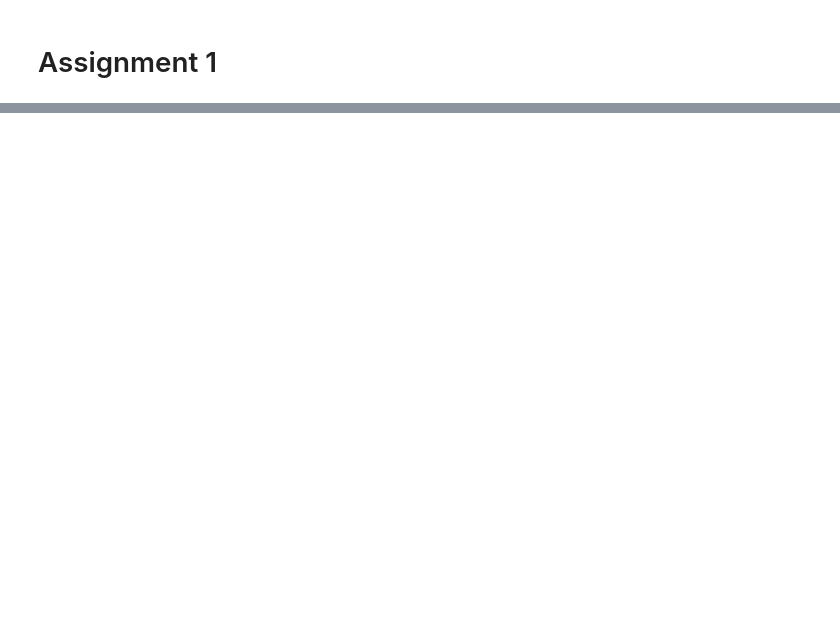
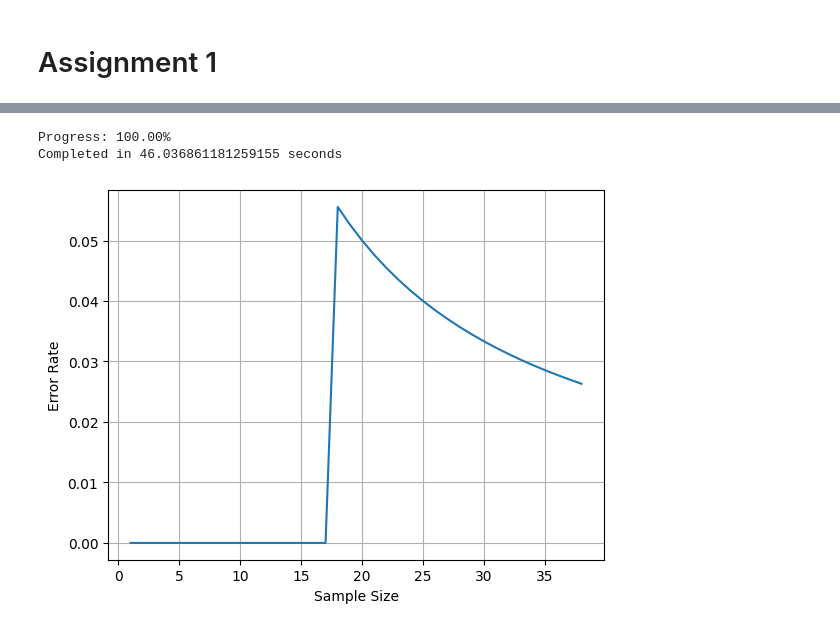
Before and after one commit to lukavr05/CS3920-labs, a Jupyter notebook: Assignment1/Assignment1.ipynb, the cells around one changed output, grey strips where cells are left out. Cells and saved outputs as stored; diff of their text form; code cells hidden in the pictures; blank space fills up the shorter version.

Commit message:
updated error experiments

```diff
--- a/Assignment1/Assignment1.ipynb
+++ b/Assignment1/Assignment1.ipynb
@@ -269,0 +211,27 @@ score(ion_predictions, ion_y_test)
+# %%
+sample_sizes = np.arange(1, len(iris_X_test) + 1)
+error_rates = np.zeros_like(sample_sizes, dtype=float)
+
+start = time.time()
+
+for i, size in enumerate(sample_sizes):
+    current_X_test = iris_X_test[:size]
+    current_y_test = iris_y_test[:size]
+    current_predictions = np.zeros(size)
+
+    for j in range(size):
+        current_predictions[j] = predict(iris_label_space, current_X_test[j], iris_X_train, iris_y_train)
+
+    s = score(current_predictions, current_y_test)
+    error_rates[i] = 1 - s
+    print("Progress: {:.2f}%".format(((i+1)/sample_sizes.size) * 100), end="\r")
+
+plt.plot(sample_sizes, error_rates)
+plt.xlabel('Sample Size')
+plt.ylabel('Error Rate')
+plt.grid(True)
+print("\nCompleted in", time.time() - start, "seconds")
+# %% [output]
+Progress: 100.00%
+Completed in 46.036861181259155 seconds
+[figure, added]
```
Also changed, not shown: parts of 6 cells of this notebook.
